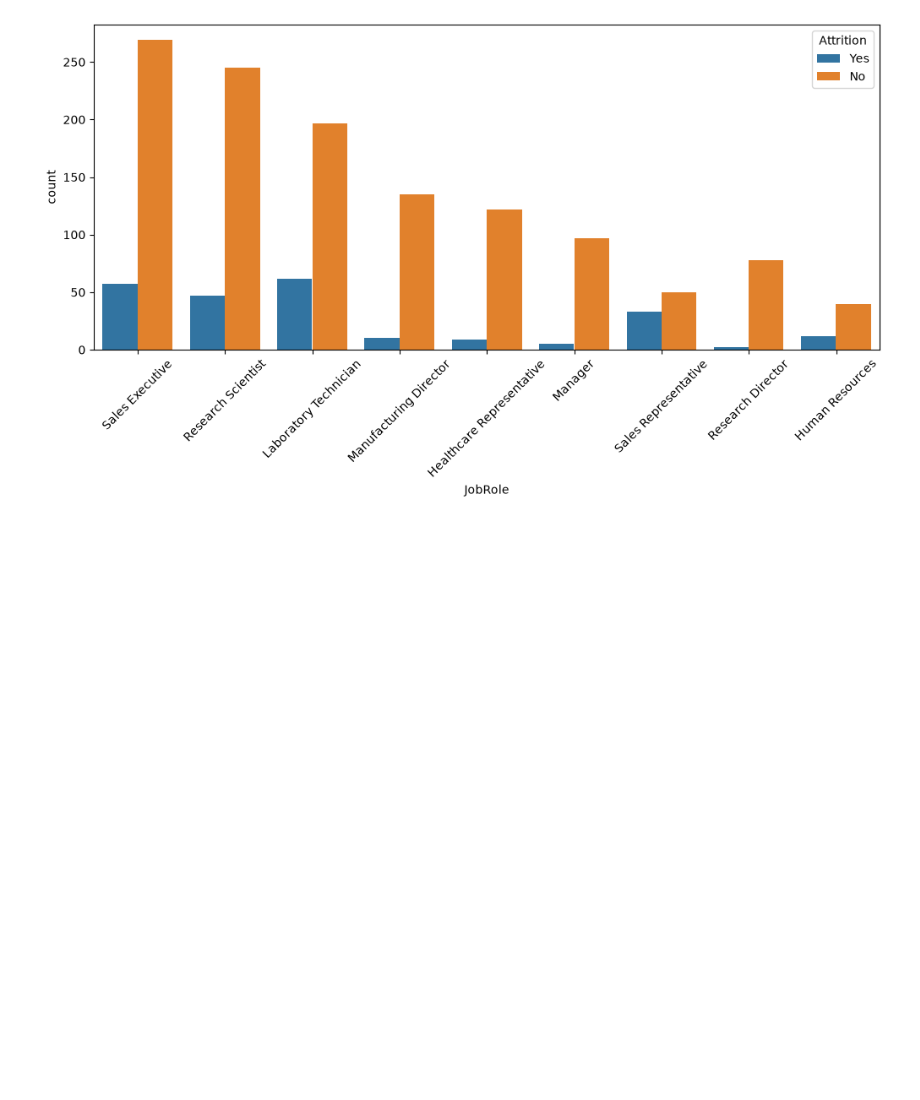
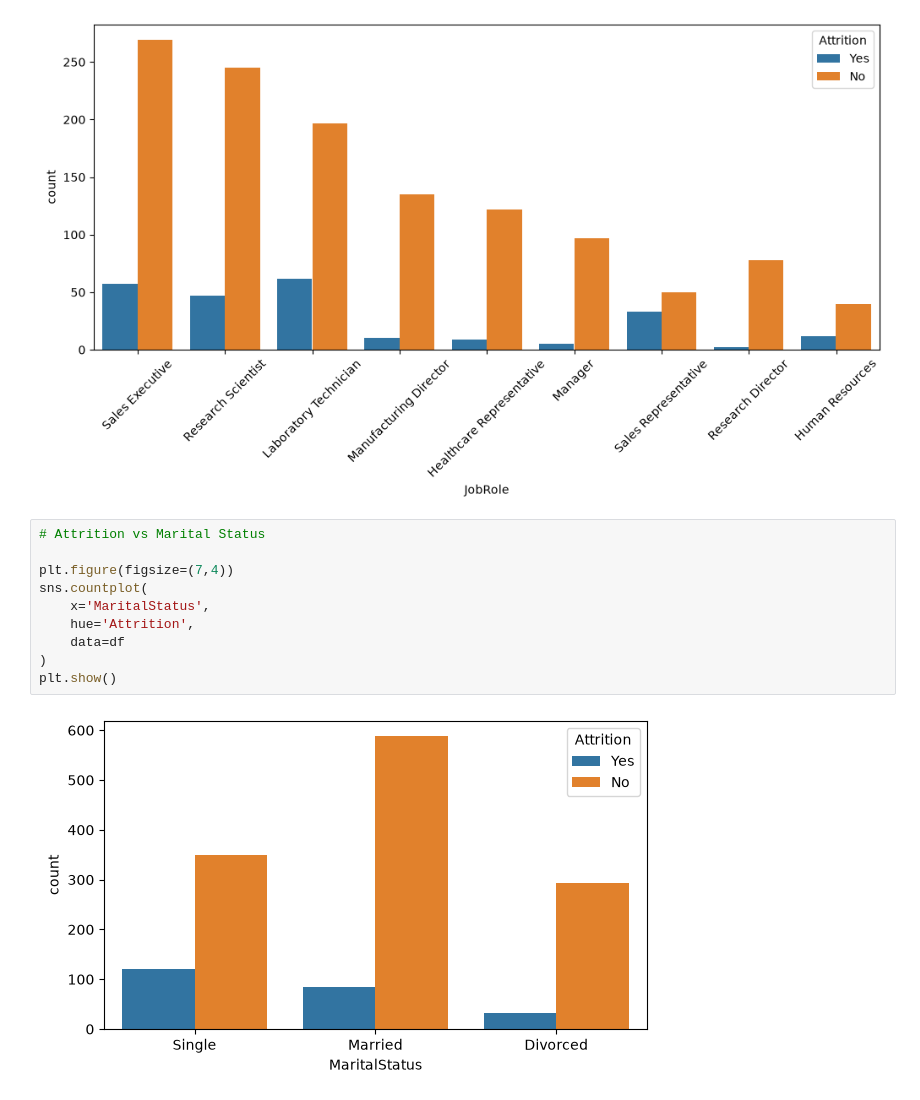
Before and after one commit to shubhamsinha21/Employee-Attrition-Intelligence-System, a Jupyter notebook: HR_Employee_Attrition_ANN.ipynb, the cells around one changed output. Saved outputs shown, nothing was run; the diff lists cells and outputs as text; blank space fills up the shorter version.

Commit message:
Performed EDA - plotted multiple distribution graphs

```diff
--- a/HR_Employee_Attrition_ANN.ipynb
+++ b/HR_Employee_Attrition_ANN.ipynb
@@ -219,3 +219,15 @@ plt.xticks(rotation=45)
 plt.show()
 # %% [output]
 [figure]
+# %%
+# Attrition vs Marital Status
+
+plt.figure(figsize=(7,4))
+sns.countplot(
+    x='MaritalStatus',
+    hue='Attrition',
+    data=df
+)
+plt.show()
+# %% [output]
+[figure, added]
```
Also changed, not shown: parts of 2 cells of this notebook.
